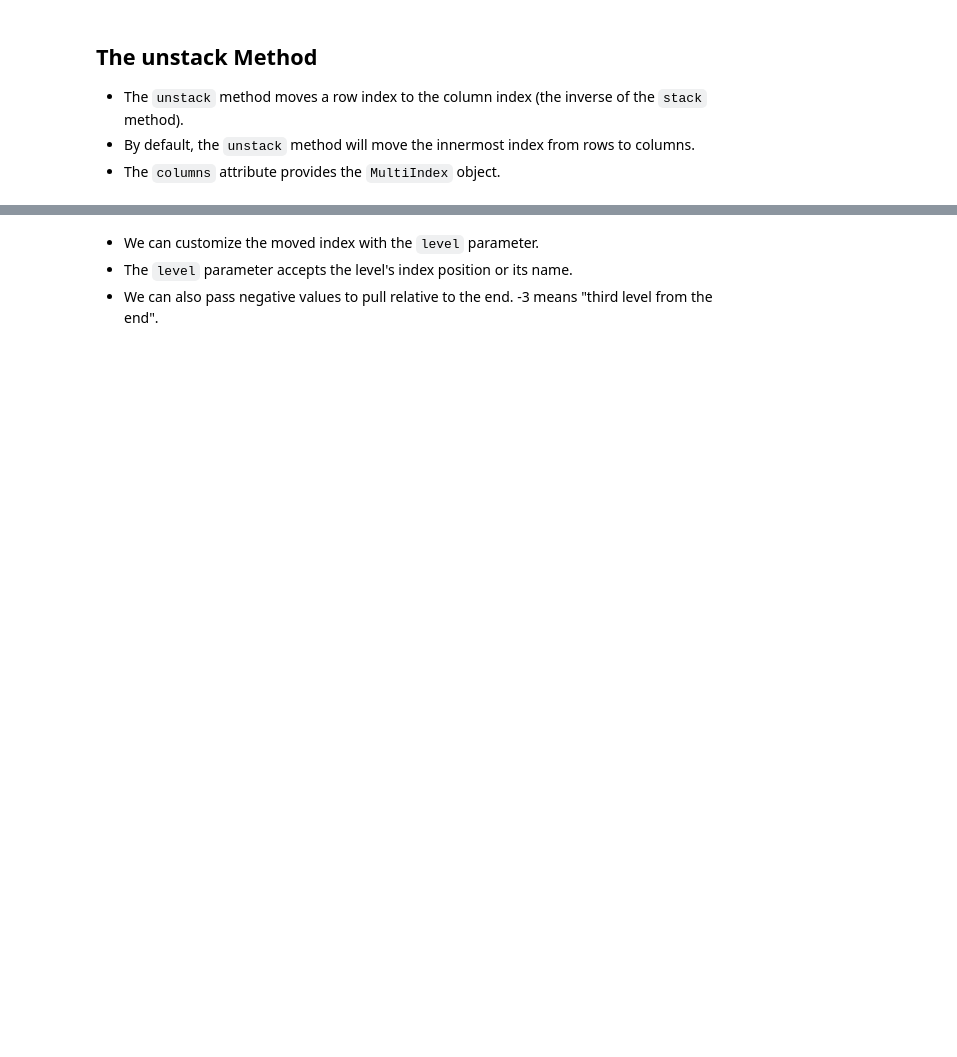
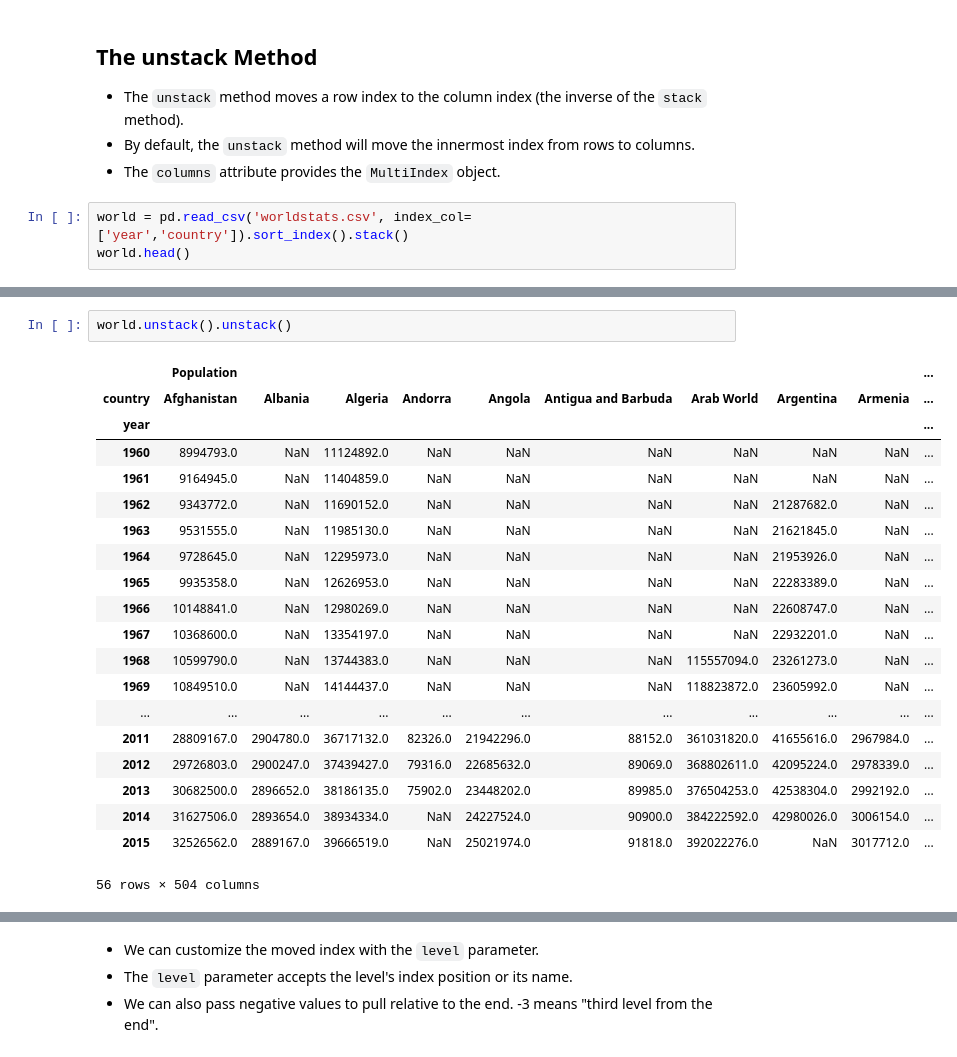
Before and after one commit to Sai-Krishna-t/data-analysis-with-pandas-and-python, a Jupyter notebook: Incomplete/08 - MultiIndex.ipynb, the cells around one changed output, grey strips where cells are left out. Drawn from its saved outputs; the diff is of its cells as text; blank space fills up the shorter version.

Commit message:
MultiIndex and GroupBy

```diff
--- a/Incomplete/08 - MultiIndex.ipynb
+++ b/Incomplete/08 - MultiIndex.ipynb
@@ -235,3 +565,6 @@ MultiIndex([('2000-04-01',            'Argentina'),
 - The `unstack` method moves a row index to the column index (the inverse of the `stack` method).
 - By default, the `unstack` method will move the innermost index from rows to columns.
 - The `columns` attribute provides the `MultiIndex` object.
+# %%
+world = pd.read_csv('worldstats.csv', index_col=['year','country']).sort_index().stack()
+world.head()
@@ -237,0 +596,23 @@ MultiIndex([('2000-04-01',            'Argentina'),
+# %%
+world.unstack().unstack()
+# %% [output]
+|  | Population |  |  |  |  |  |  |  |  | ... |
+| country | Afghanistan | Albania | Algeria | Andorra | Angola | Antigua and Barbuda | Arab World | Argentina | Armenia | ... |
+| year |  |  |  |  |  |  |  |  |  | ... |
+| 1960 | 8994793.0 | NaN | 11124892.0 | NaN | NaN | NaN | NaN | NaN | NaN | ... |
+| 1961 | 9164945.0 | NaN | 11404859.0 | NaN | NaN | NaN | NaN | NaN | NaN | ... |
+| 1962 | 9343772.0 | NaN | 11690152.0 | NaN | NaN | NaN | NaN | 21287682.0 | NaN | ... |
+| 1963 | 9531555.0 | NaN | 11985130.0 | NaN | NaN | NaN | NaN | 21621845.0 | NaN | ... |
+| 1964 | 9728645.0 | NaN | 12295973.0 | NaN | NaN | NaN | NaN | 21953926.0 | NaN | ... |
+| 1965 | 9935358.0 | NaN | 12626953.0 | NaN | NaN | NaN | NaN | 22283389.0 | NaN | ... |
+| 1966 | 10148841.0 | NaN | 12980269.0 | NaN | NaN | NaN | NaN | 22608747.0 | NaN | ... |
+| 1967 | 10368600.0 | NaN | 13354197.0 | NaN | NaN | NaN | NaN | 22932201.0 | NaN | ... |
+| 1968 | 10599790.0 | NaN | 13744383.0 | NaN | NaN | NaN | 115557094.0 | 23261273.0 | NaN | ... |
+| 1969 | 10849510.0 | NaN | 14144437.0 | NaN | NaN | NaN | 118823872.0 | 23605992.0 | NaN | ... |
+| ... | ... | ... | ... | ... | ... | ... | ... | ... | ... | ... |
+| 2011 | 28809167.0 | 2904780.0 | 36717132.0 | 82326.0 | 21942296.0 | 88152.0 | 361031820.0 | 41655616.0 | 2967984.0 | ... |
+| 2012 | 29726803.0 | 2900247.0 | 37439427.0 | 79316.0 | 22685632.0 | 89069.0 | 368802611.0 | 42095224.0 | 2978339.0 | ... |
+| 2013 | 30682500.0 | 2896652.0 | 38186135.0 | 75902.0 | 23448202.0 | 89985.0 | 376504253.0 | 42538304.0 | 2992192.0 | ... |
+| 2014 | 31627506.0 | 2893654.0 | 38934334.0 | NaN | 24227524.0 | 90900.0 | 384222592.0 | 42980026.0 | 3006154.0 | ... |
+| 2015 | 32526562.0 | 2889167.0 | 39666519.0 | NaN | 25021974.0 | 91818.0 | 392022276.0 | NaN | 3017712.0 | ... |
+56 rows × 504 columns
```
Also changed, not shown: parts of 52 cells of this notebook, 1 other file.
